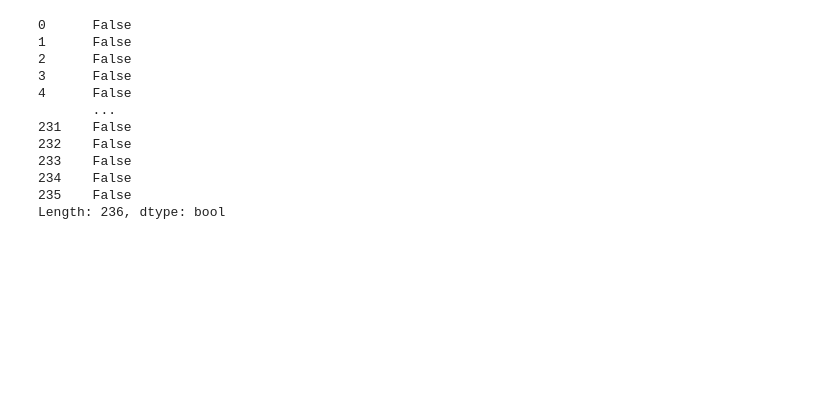
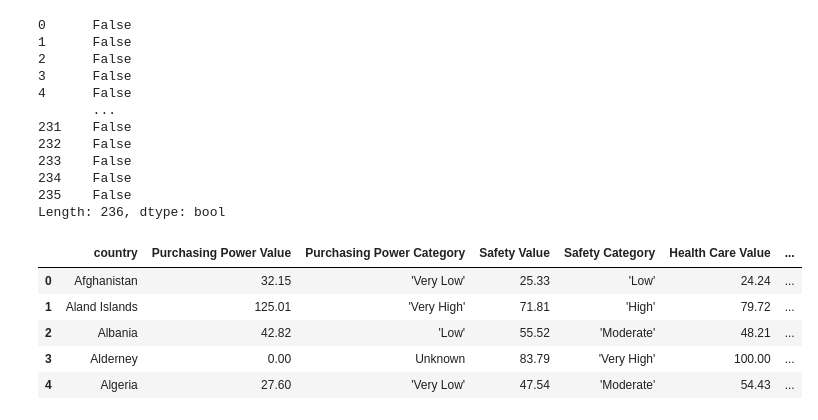
Before and after one commit to eleonorasoneira/Quality_of_Life, a Jupyter notebook: Main.ipynb, the cells around one changed output. Saved outputs shown, nothing was run; the diff lists cells and outputs as text; code cells hidden in the pictures; blank space fills up the shorter version.

```diff
--- a/Main.ipynb
+++ b/Main.ipynb
@@ -338,3 +341,38 @@ df_Calidad_vida.duplicated()
 234    False
 235    False
 Length: 236, dtype: bool
+# %%
+#es la funcion donde pone el contienente a cada pais
+def get_continent(country_name):
+    try:
+        country_code = pc.country_name_to_country_alpha2(country_name, cn_name_format="default")
+        continent_code = pc.country_alpha2_to_continent_code(country_code)
+        continent_map = {
+            "AF": "Africa",
+            "AS": "Asia",
+            "EU": "Europe",
+            "NA": "North America",
+            "SA": "South America",
+            "OC": "Oceania",
+            "AN": "Antarctica"
+        }
+        return continent_map.get(continent_code, "Unknown")
+    except:
+        return "Unknown"
+
+#creamos una funcion que añada la nueva columna indicando el contienente
+def add_continent_column(df_Calidad_vida):
+    df_Calidad_vida["Continent"] = df_Calidad_vida["country"].apply(get_continent)
+    return df_Calidad_vida
+# %%
+#Agregamos la columna de contienente a nuestro data frame
+df_Calidad_vida = add_continent_column(df_Calidad_vida)
+# %%
+df_Calidad_vida.head()
+# %% [output]
+|  | country | Purchasing Power Value | Purchasing Power Category | Safety Value | Safety Category | Health Care Value | ... |
+| 0 | Afghanistan | 32.15 | 'Very Low' | 25.33 | 'Low' | 24.24 | ... |
+| 1 | Aland Islands | 125.01 | 'Very High' | 71.81 | 'High' | 79.72 | ... |
+| 2 | Albania | 42.82 | 'Low' | 55.52 | 'Moderate' | 48.21 | ... |
+| 3 | Alderney | 0.00 | Unknown | 83.79 | 'Very High' | 100.00 | ... |
+| 4 | Algeria | 27.60 | 'Very Low' | 47.54 | 'Moderate' | 54.43 | ... |
```
Also changed, not shown: parts of 9 cells of this notebook.
